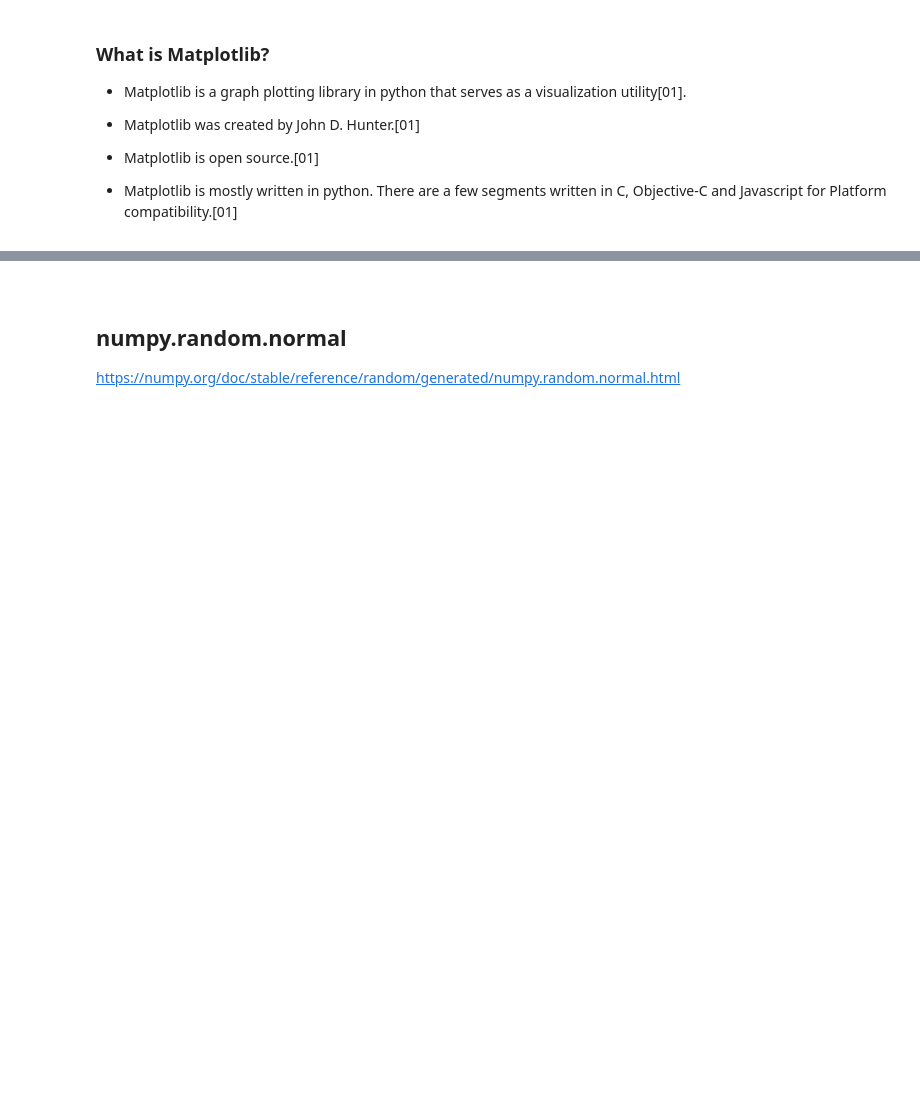
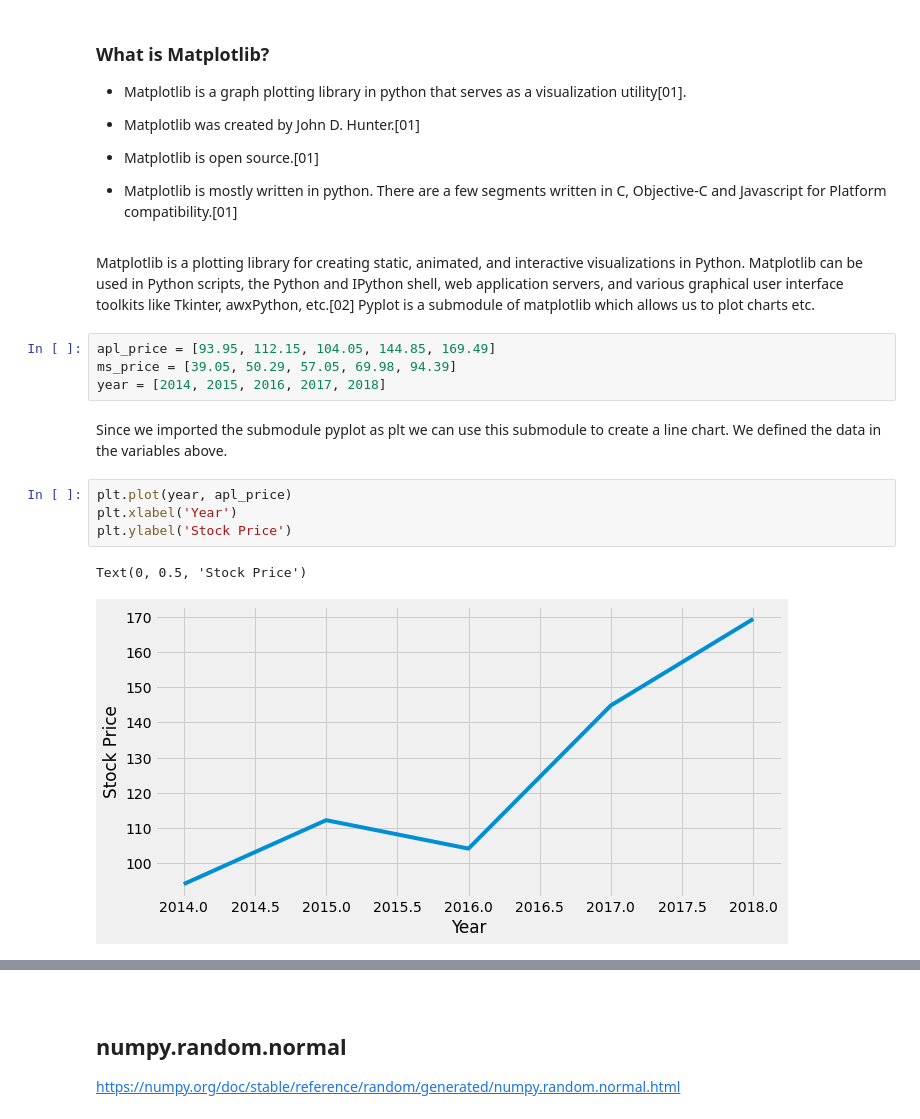
Before and after one commit to Cormac88/Fundamentals-of-Data-Analysis, a Jupyter notebook: pyplot.ipynb, the cells around one changed output, grey strips where cells are left out. Cells and saved outputs as stored; diff of their text form; blank space fills up the shorter version.

Commit message:
Added some information from GeeksforGeeks.org. Added some line and scatter charts on Apple and Microsoft stocks as examples to show how to create plots. Added to the References section.

```diff
--- a/pyplot.ipynb
+++ b/pyplot.ipynb
@@ -28,3 +30,18 @@ plt.rcParams['figure.figsize'] = [10, 5]
 - Matplotlib is open source.[01]
 
 - Matplotlib is mostly written in python. There are a few segments written in C, Objective-C and Javascript for Platform compatibility.[01]
+# %% [markdown]
+Matplotlib is a plotting library for creating static, animated, and interactive visualizations in Python. Matplotlib can be used in Python scripts, the Python and IPython shell, web application servers, and various graphical user interface toolkits like Tkinter, awxPython, etc.[02] Pyplot is a submodule of matplotlib which allows us to plot charts etc.
+# %%
+apl_price = [93.95, 112.15, 104.05, 144.85, 169.49]
+ms_price = [39.05, 50.29, 57.05, 69.98, 94.39]
+year = [2014, 2015, 2016, 2017, 2018]
+# %% [markdown]
+Since we imported the submodule pyplot as plt we can use this submodule to create a line chart. We defined the data in the variables above.
+# %%
+plt.plot(year, apl_price)
+plt.xlabel('Year')
+plt.ylabel('Stock Price')
+# %% [output]
+Text(0, 0.5, 'Stock Price')
+[figure, added]
```
Also changed, not shown: parts of 9 cells of this notebook.
